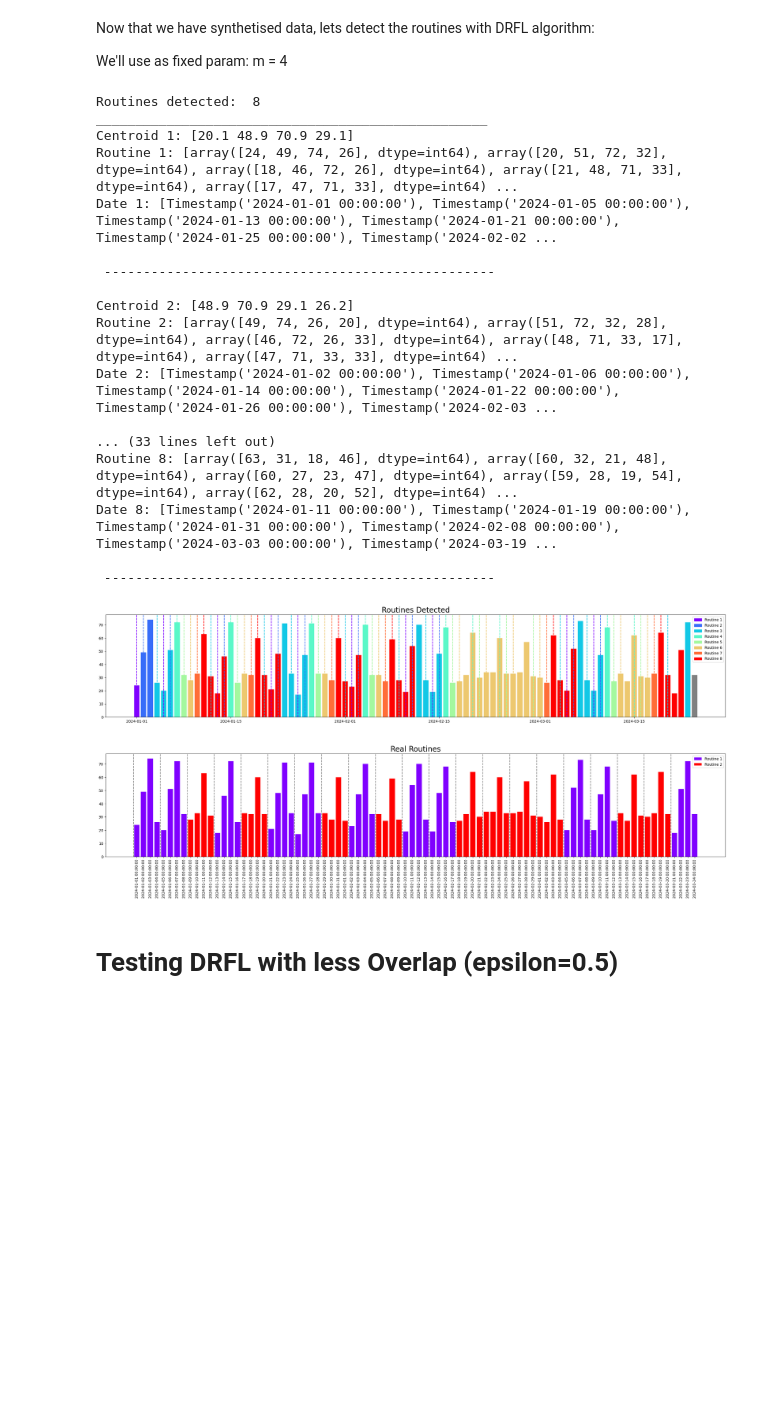
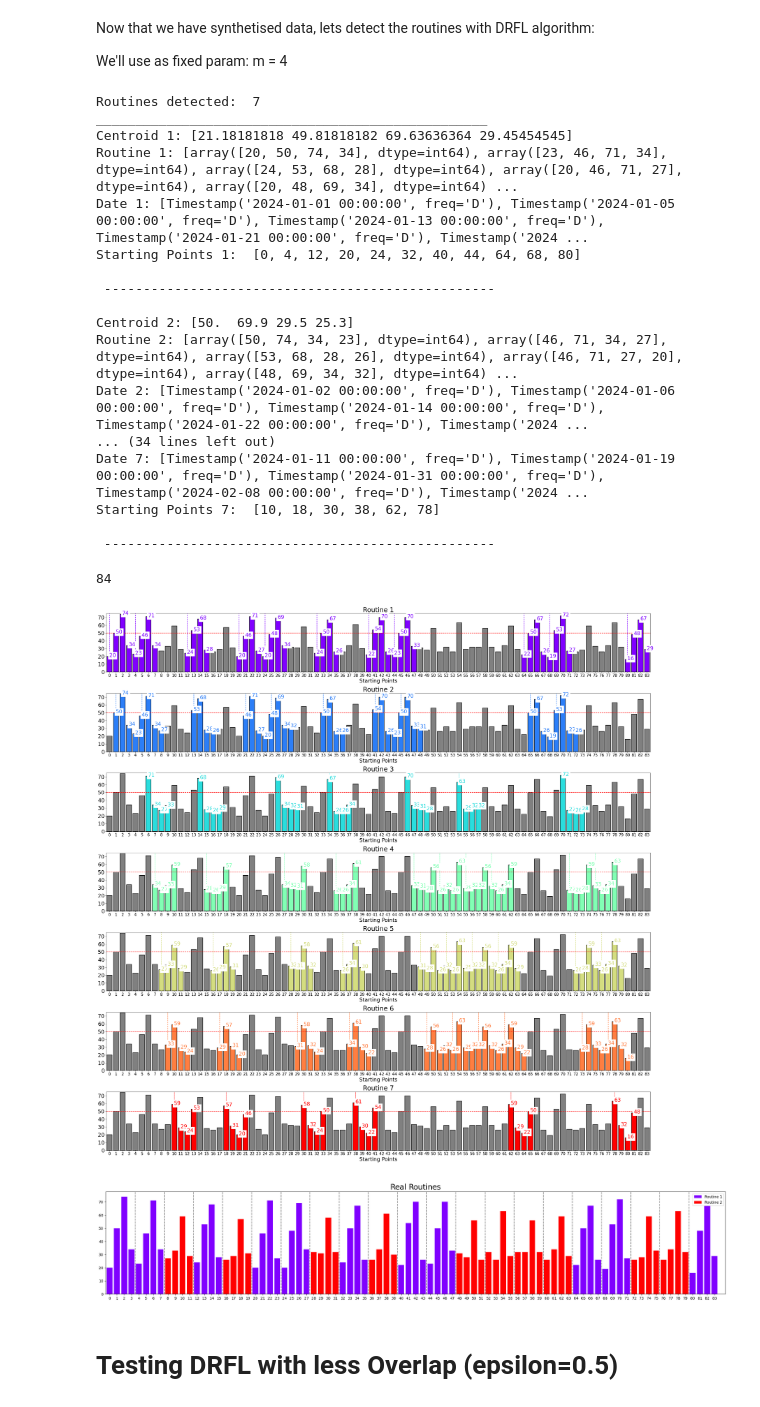
Before and after one commit to JavierGavina/Brute-Force-In-Routine-Detection, a Jupyter notebook: testing_routines.ipynb, the cells around one changed output. Drawn from its saved outputs; the diff is of its cells as text; code cells hidden in the pictures; blank space fills up the shorter version.

```diff
--- a/testing_routines.ipynb
+++ b/testing_routines.ipynb
@@ -48,11 +48,11 @@ def plot_groundtruth(time_series):
     # Draw a vertical line every four bars
     for i in range(0, len(ts), len(target_routine_1)):
         plt.axvline(x=i-0.5, color='grey', linestyle='--')
-    plt.xticks(ticks=[x for x in range(len(ts))], labels=pd.date_range(start="2024-01-01", periods=len(ts)),
-               rotation=90)
+    plt.xticks(ticks=[x for x in range(len(ts))], labels=[x for x in range(len(ts))])
     # add_legend
     plt.legend([bars[0], bars[10]], ['Routine 1', 'Routine 2'])
     plt.title("Real Routines", fontsize=20)
+    plt.xlim((-0.5, len(ts)+0.5))
     plt.show()
 
 
@@ -74,12 +74,8 @@ plot_groundtruth(time_series)
 # %% [markdown]
 Reds owns to the routine target 1, and blues owns to routine target 2
 # %%
-time_series = pd.DataFrame(
-    {
-        "Date": pd.date_range(start="2024-01-01", periods=len(time_series)),
-        "Time-Series": time_series
-    }
-).set_index("Date")["Time-Series"]
+time_series = pd.Series(time_series)
+time_series.index = pd.date_range(start="2024-01-01", periods=len(time_series))
 # %% [markdown]
 # Testing DRFL with OVERLAP (epsilon = 1)
 # %% [markdown]
@@ -92,34 +88,38 @@ routine_detector = DRFL(m=4, R=10, C=5, G=50, epsilon=1)
 routine_detector.fit(time_series)
 routine_detector.show_results()
 # %% [output]
-Routines detected:  8
+Routines detected:  7
 __________________________________________________
-Centroid 1: [20.1 48.9 70.9 29.1]
-Routine 1: [array([24, 49, 74, 26], dtype=int64), array([20, 51, 72, 32], dtype=int64), array([18, 46, 72, 26], dtype=int64), array([21, 48, 71, 33], dtype=int64), array([17, 47, 71, 33], dtype=int64) ...
-Date 1: [Timestamp('2024-01-01 00:00:00'), Timestamp('2024-01-05 00:00:00'), Timestamp('2024-01-13 00:00:00'), Timestamp('2024-01-21 00:00:00'), Timestamp('2024-01-25 00:00:00'), Timestamp('2024-02-02 ...
+Centroid 1: [21.18181818 49.81818182 69.63636364 29.45454545]
+Routine 1: [array([20, 50, 74, 34], dtype=int64), array([23, 46, 71, 34], dtype=int64), array([24, 53, 68, 28], dtype=int64), array([20, 46, 71, 27], dtype=int64), array([20, 48, 69, 34], dtype=int64) ...
+Date 1: [Timestamp('2024-01-01 00:00:00', freq='D'), Timestamp('2024-01-05 00:00:00', freq='D'), Timestamp('2024-01-13 00:00:00', freq='D'), Timestamp('2024-01-21 00:00:00', freq='D'), Timestamp('2024 ...
+Starting Points 1:  [0, 4, 12, 20, 24, 32, 40, 44, 64, 68, 80]
 
  --------------------------------------------------
 
-Centroid 2: [48.9 70.9 29.1 26.2]
-Routine 2: [array([49, 74, 26, 20], dtype=int64), array([51, 72, 32, 28], dtype=int64), array([46, 72, 26, 33], dtype=int64), array([48, 71, 33, 17], dtype=int64), array([47, 71, 33, 33], dtype=int64) ...
-Date 2: [Timestamp('2024-01-02 00:00:00'), Timestamp('2024-01-06 00:00:00'), Timestamp('2024-01-14 00:00:00'), Timestamp('2024-01-22 00:00:00'), Timestamp('2024-01-26 00:00:00'), Timestamp('2024-02-03 ...
-
-... (33 lines left out)
-Routine 8: [array([63, 31, 18, 46], dtype=int64), array([60, 32, 21, 48], dtype=int64), array([60, 27, 23, 47], dtype=int64), array([59, 28, 19, 54], dtype=int64), array([62, 28, 20, 52], dtype=int64) ...
-Date 8: [Timestamp('2024-01-11 00:00:00'), Timestamp('2024-01-19 00:00:00'), Timestamp('2024-01-31 00:00:00'), Timestamp('2024-02-08 00:00:00'), Timestamp('2024-03-03 00:00:00'), Timestamp('2024-03-19 ...
+Centroid 2: [50.  69.9 29.5 25.3]
+Routine 2: [array([50, 74, 34, 23], dtype=int64), array([46, 71, 34, 27], dtype=int64), array([53, 68, 28, 26], dtype=int64), array([46, 71, 27, 20], dtype=int64), array([48, 69, 34, 32], dtype=int64) ...
+Date 2: [Timestamp('2024-01-02 00:00:00', freq='D'), Timestamp('2024-01-06 00:00:00', freq='D'), Timestamp('2024-01-14 00:00:00', freq='D'), Timestamp('2024-01-22 00:00:00', freq='D'), Timestamp('2024 ...
+... (34 lines left out)
+Date 7: [Timestamp('2024-01-11 00:00:00', freq='D'), Timestamp('2024-01-19 00:00:00', freq='D'), Timestamp('2024-01-31 00:00:00', freq='D'), Timestamp('2024-02-08 00:00:00', freq='D'), Timestamp('2024 ...
+Starting Points 7:  [10, 18, 30, 38, 62, 78]
 
  --------------------------------------------------
+# %%
+print(len(time_series))
+# %% [output]
+84
 # %%
 routine_detector.plot_results(
-    title="Routines Detected",
-    figsize=(30, 5),
-    title_fontsize=20
+    figsize=(30, 30),
+    title_fontsize=25,
+    xticks_fontsize=15
 )
 
 plot_groundtruth(time_series)
 # %% [output]
-[figure, old version]
+[figure, new version]
-[figure, old version]
+[figure, new version]
 # %% [markdown]
 # Testing DRFL with less Overlap (epsilon=0.5)
 # %% [markdown]
```
Also changed, not shown: parts of 21 cells of this notebook, 3 other files.
